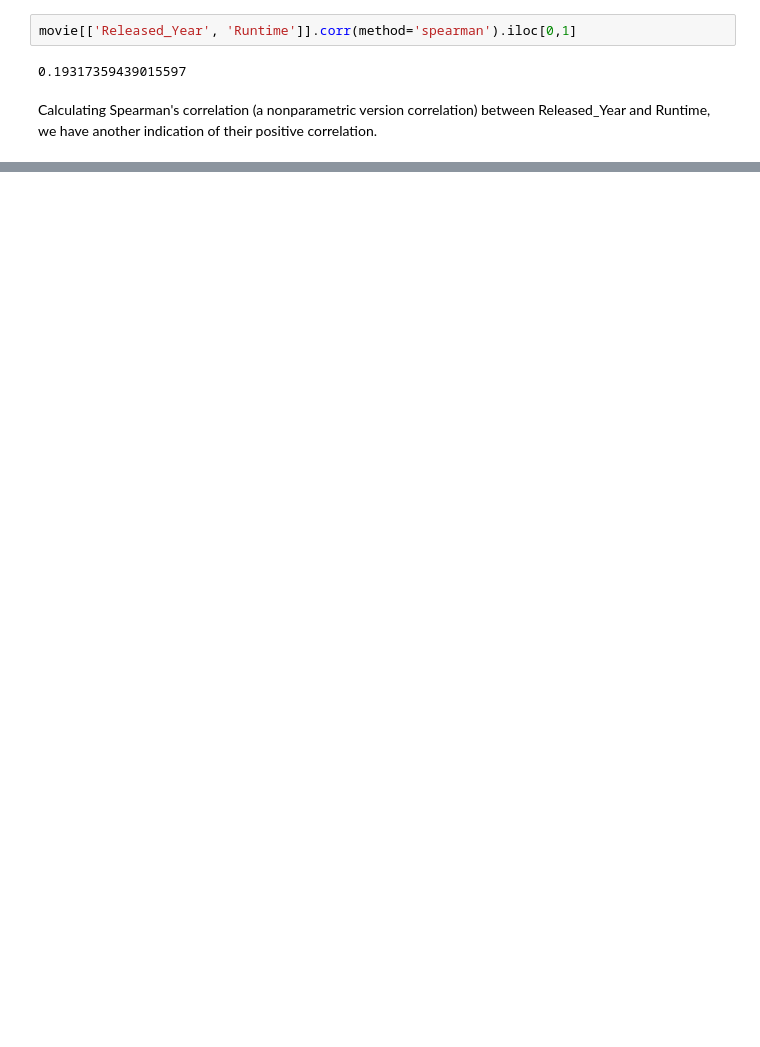
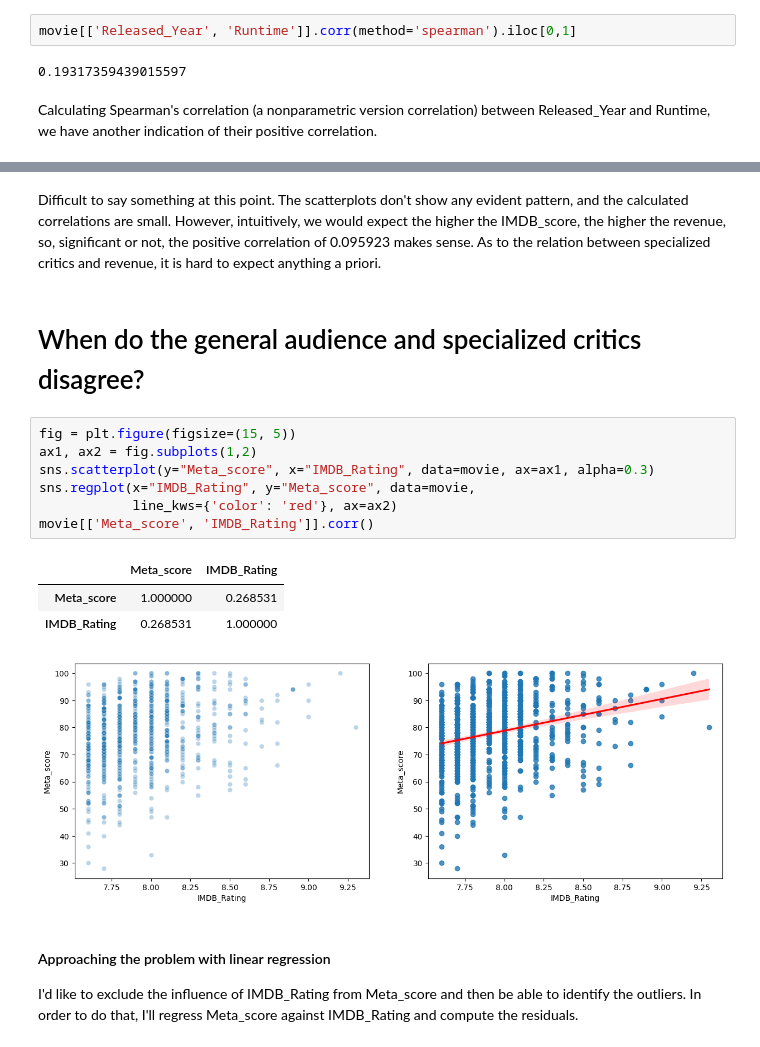
Before and after one commit to vitormarquesr/imdb_top_movies_eda, a Jupyter notebook: imdb-movies-eda.ipynb, the cells around one changed output, grey strips where cells are left out. Drawn from its saved outputs; the diff is of its cells as text; blank space fills up the shorter version.

```diff
--- a/imdb-movies-eda.ipynb
+++ b/imdb-movies-eda.ipynb
@@ -245,0 +231,19 @@ Calculating Spearman's correlation (a nonparametric version correlation) between
+# %% [markdown]
+Difficult to say something at this point. The scatterplots don't show any evident pattern, and the calculated correlations are small. However, intuitively, we would expect the higher the IMDB_score, the higher the revenue, so, significant or not, the positive correlation of 0.095923 makes sense. As to the relation between specialized critics and revenue, it is hard to expect anything a priori.
+# %% [markdown]
+# When do the general audience and specialized critics disagree?
+# %%
+fig = plt.figure(figsize=(15, 5))
+ax1, ax2 = fig.subplots(1,2)
+sns.scatterplot(y="Meta_score", x="IMDB_Rating", data=movie, ax=ax1, alpha=0.3)
+sns.regplot(x="IMDB_Rating", y="Meta_score", data=movie,
+            line_kws={'color': 'red'}, ax=ax2)
+movie[['Meta_score', 'IMDB_Rating']].corr()
+# %% [output]
+|  | Meta_score | IMDB_Rating |
+| Meta_score | 1.000000 | 0.268531 |
+| IMDB_Rating | 0.268531 | 1.000000 |
+[figure, added]
+# %% [markdown]
+#### Approaching the problem with linear regression
+I'd like to exclude the influence of IMDB_Rating from Meta_score and then be able to identify the outliers. In order to do that, I'll regress Meta_score against IMDB_Rating and compute the residuals.
```
Also changed, not shown: parts of 39 cells of this notebook.
